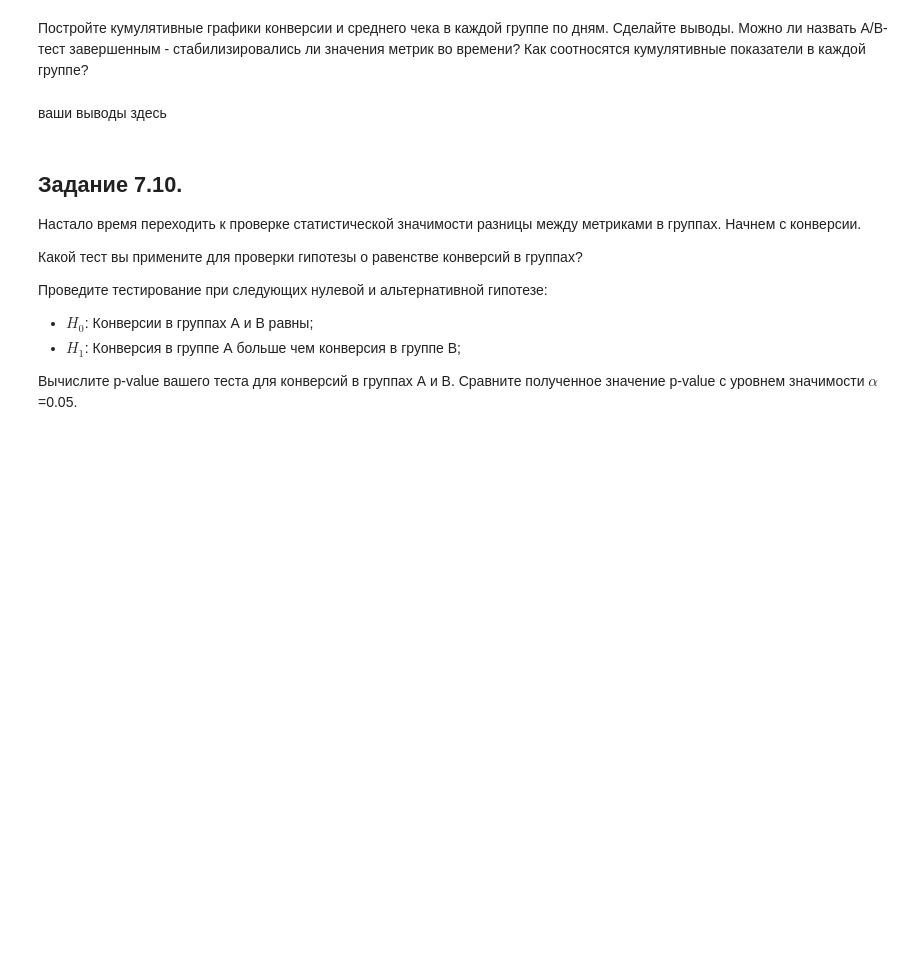
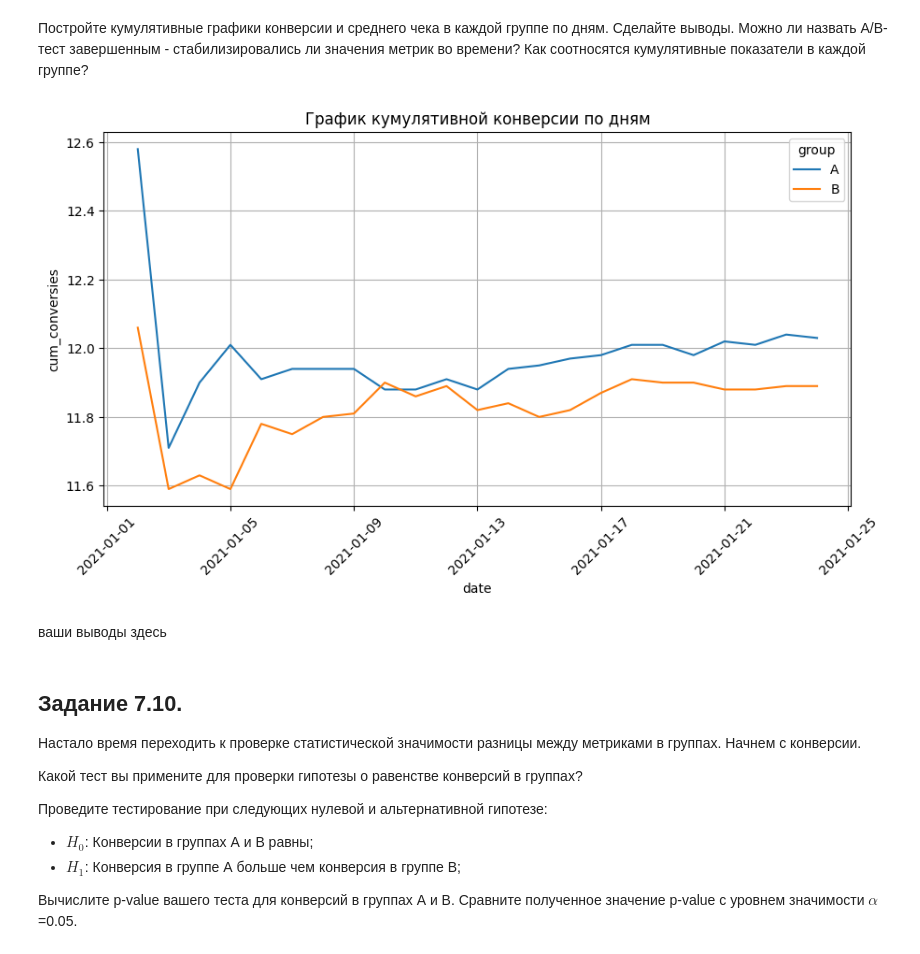
Before and after one commit to Oksana8346/Project3_3, a Jupyter notebook: EDA_5_Template.ipynb, the cells around one changed output. Drawn from its saved outputs; the diff is of its cells as text; code cells hidden in the pictures; blank space fills up the shorter version.

```diff
--- a/EDA_5_Template.ipynb
+++ b/EDA_5_Template.ipynb
@@ -296,4 +296,19 @@ display(data_group_7_8[data_group_7_8['date'] == pd.to_datetime('2021-01-03')][[
 * Какая **кумулятивная** конверсия была в группе B на 20 января? Ответ приведите в процентах, округлив до сотых.
 * Какой **кумулятивный** средний чек был в группе А на 12 января 2021 года? Ответ приведите в рублях, округлив до целых.
 # %%
-# ваш код здесь
+# вычисляем кумулятивную сумму количества посетителей
+data_group_7_8['cum_users_count'] = data_group_7_8.groupby('group')['count_visits'].cumsum()
+# вычисляем кумулятивную сумму количества совершённых целевых действий
+data_group_7_8['cum_purchase_sum'] = data_group_7_8.groupby('group')['count_purchases'].cumsum()
+# вычисляем кумулятивную сумму покупок
+data_group_7_8['cum_price_sum'] = data_group_7_8.groupby('group')['sum_price'].cumsum()
+#Кумулятивная конверсия
+data_group_7_8['cum_conversies']=round(data_group_7_8['cum_purchase_sum']/data_group_7_8['cum_users_count']*100, 2)
+#Кумулятивный средний чек
+data_group_7_8['cum_average_check']=round(data_group_7_8['cum_price_sum']/data_group_7_8['cum_purchase_sum'])
+
+
+print('Кумулятивная конверсия 20 января 2020 года:')
+display(data_group_7_8[data_group_7_8['date'] == pd.to_datetime('2021-01-20')][['group', 'cum_conversies']].round(2))
+print('Кумулятивная конверсия 12 января 2020 года:')
+display(data_group_7_8[data_group_7_8['date'] == pd.to_datetime('2021-01-12')][['group', 'cum_average_check']].round())
@@ -300,7 +324,18 @@ display(data_group_7_8[data_group_7_8['date'] == pd.to_datetime('2021-01-03')][[
 # %% [markdown]
 Постройте кумулятивные графики конверсии и среднего чека в каждой группе по дням. Сделайте выводы. Можно ли назвать A/B-тест завершенным - стабилизировались ли значения метрик во времени? Как соотносятся кумулятивные показатели в каждой группе?
 # %%
-# ваш код здесь
+fig = plt.figure(figsize=(8, 4))
+ax = fig.add_axes([1, 1, 1, 1])
+# строим lineplot для кумулятивной конверсии во времени в каждой группе
+sns.lineplot(x='date', y='cum_conversies', data=data_group_7_8, hue='group', ax=ax)
+# задаём подпись к графику
+ax.set_title('График кумулятивной конверсии по дням')
+# задаём поворот меток на оси абсцисс
+ax.xaxis.set_tick_params(rotation = 45)
+# задаём отображение сетки
+ax.grid(True);
+# %% [output]
+[figure, added]
 # %% [markdown]
 ваши выводы здесь
 # %% [markdown]
```
Also changed, not shown: parts of 1 cell of this notebook.
